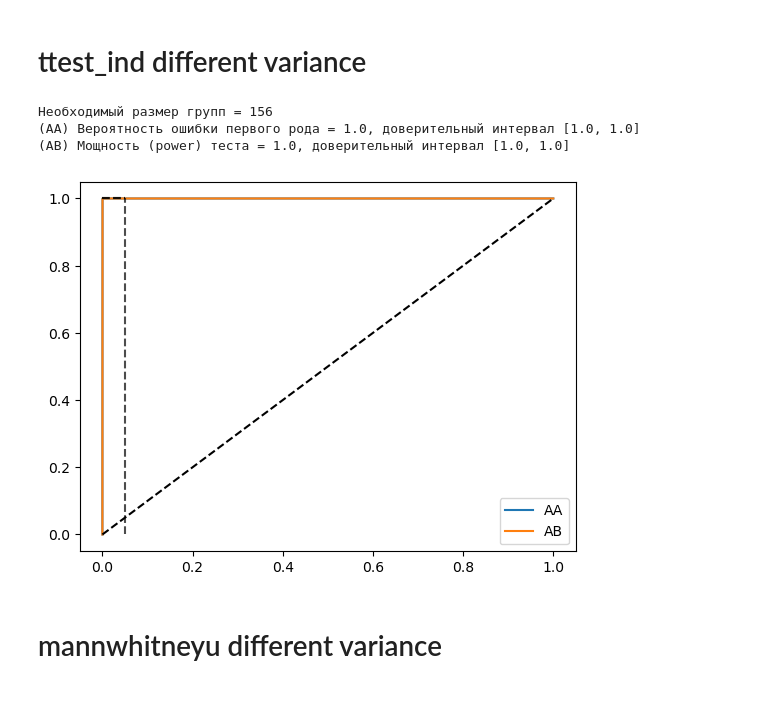
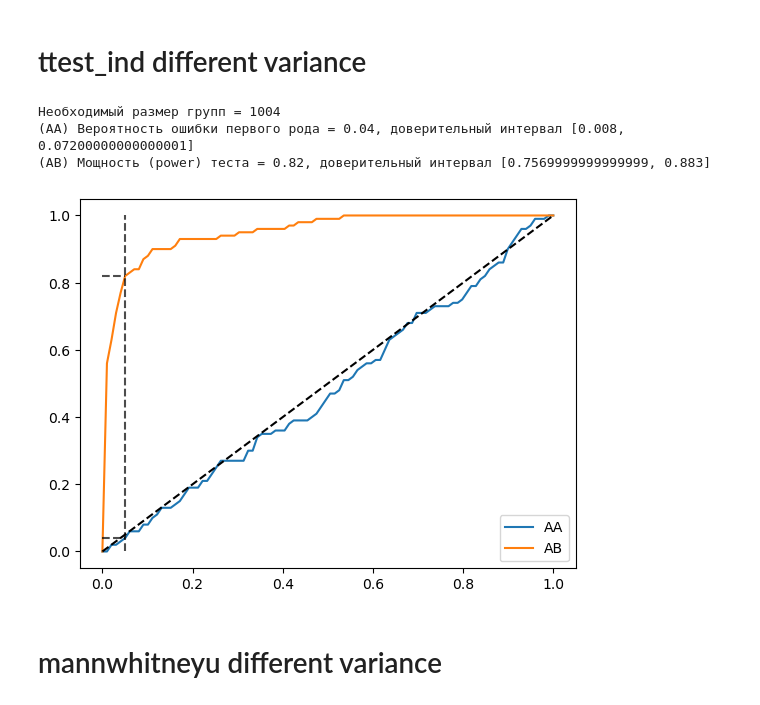
Before and after one commit to dkolesov95/statistical_tests, a Jupyter notebook: statistical_tests.ipynb, the cells around one changed output. Saved outputs shown, nothing was run; the diff lists cells and outputs as text; code cells hidden in the pictures.

```diff
--- a/statistical_tests.ipynb
+++ b/statistical_tests.ipynb
@@ -181,15 +178,5 @@ plot_pvals(pvals_aa, pvals_ab, alpha, n_iters)
 # %% [markdown]
 # ztest
-# %%
-def run_synthetic_experiments(values: pd.DataFrame, sample_size: int,
-                              effect: int=0, n_iters: int=1000) -> list:
-    pvals = []
-    for _ in range(n_iters):
-        a, b = np.random.choice(values, size=(2, sample_size))
-        b += effect
-        _, pval = ztest(a, b)
-        pvals.append(pval)
-    return np.array(pvals)
 # %%
 alpha = 0.05
 beta = 0.2
@@ -243,7 +224,7 @@ plot_pvals(pvals_aa, pvals_ab, alpha, n_iters)
 # %% [markdown]
 # proportions_ztest
 # %%
-def estimate_sample_size(p, effect, alpha, beta):
+def estimate_sample_size_proportions(p, effect, alpha, beta):
     z_alpha = stats.norm.ppf(1 - alpha / 2, loc=0, scale=1)
     z_beta = stats.norm.ppf(1 - beta, loc=0, scale=1)
     var = (p * (1 - p) + (p + effect) * (1 - (p + effect)))
@@ -251,8 +232,8 @@ def estimate_sample_size(p, effect, alpha, beta):
     return sample_size
 
 
-def run_synthetic_experiments(values: pd.DataFrame, sample_size: int,
-                              effect: int=0, n_iters: int=1000) -> list:
+def run_synthetic_experiments_proportions(values: pd.DataFrame, sample_size: int,
+                                        effect: int=0, n_iters: int=1000) -> list:
     pvals = []
     for _ in range(n_iters):
         mean = values.mean()
@@ -301,72 +275,54 @@ plot_pvals(pvals_aa, pvals_ab, alpha, n_iters)
 # %% [markdown]
 # ttest_ind different variance
 # %%
-def run_synthetic_experiments(values: pd.DataFrame, values2: pd.DataFrame, sample_size: int,
-                              effect: int=0, n_iters: int=1000) -> list:
-    pvals = []
-    for _ in range(n_iters):
-        a = np.random.choice(values, size=sample_size)
-        b = np.random.choice(values2, size=sample_size)
-        b += effect
-        _, pval = stats.ttest_ind(a, b)
-        pvals.append(pval)
-    return np.array(pvals)
-
-
 alpha = 0.05
 beta = 0.2
 
 size = 10000
 
-# mu_control = 2500
-# std, std2 = 800, 900
-# effect = 100
-# values = np.random.normal(mu_control, std, size) # выборка с нормального распределения
-# values2 = np.random.normal(mu_control, std2, size) # выборка с нормального распределения
+mu_control = 2500
+std, std2 = 800, 900
+effect = 100
+values = np.random.normal(mu_control, std, size) # выборка с нормального распределения
+values2 = np.random.normal(mu_control, std2, size) # выборка с нормального распределения
 
 # mu_control = 30
 # effect = 1
 # std, std2 = 8, 10
 # values = np.random.lognormal(mu_control, std, size) # выборка с lognormal распределения
 # values2 = np.random.lognormal(mu_control, std2, size) # выборка с lognormal распределения
 # values = np.log(values)
 # values2 = np.log(values2)
 
-k = 10
-o, o2 = 1, 2
-mu_control = k * o
-effect = 1
-std = np.sqrt(k * o**2)
-values = np.random.gamma(k, o, size) # выборка с gamma распределения
-values2 = np.random.gamma(k, o2, size) # выборка с gamma распределения
+# k = 10
+# o, o2 = 1, 2
+# mu_control = k * o
+# effect = 1
+# std = np.sqrt(k * o**2)
+# values = np.random.gamma(k, o, size) # выборка с gamma распределения
+# values2 = np.random.gamma(k, o2, size) # выборка с gamma распределения
 
 # mu_control = 10
 # effect = 1
 # std = np.sqrt(mu_control)
 # values = np.random.poisson(mu_control, size) # выборка с poisson распределения
 # values2 = np.random.poisson(mu_control, size) # выборка с poisson распределения
 
 
-estimate_std = np.std(values)
 sample_size = estimate_sample_size(effect, std, alpha, beta)
-
 print(f'Необходимый размер групп = {sample_size}')
 
-
-n_iters = 10000
-pvals_aa = run_synthetic_experiments(values, values2, sample_size, effect=0, n_iters=n_iters)
-pvals_ab = run_synthetic_experiments(values, values2, sample_size, effect=effect, n_iters=n_iters)
-
+n_iters = 100
+pvals_aa = run_synthetic_experiments(values, sample_size, effect=0, n_iters=n_iters, std='diff', values2=values2)
+pvals_ab = run_synthetic_experiments(values, sample_size, effect=effect, n_iters=n_iters, std='diff', values2=values2)
 
 print_estimate_errors(pvals_aa, pvals_ab, alpha)
-
-
 plot_pvals(pvals_aa, pvals_ab, alpha, n_iters)
 # %% [output]
-Необходимый размер групп = 156
-(AA) Вероятность ошибки первого рода = 1.0, доверительный интервал [1.0, 1.0]
-(AB) Мощность (power) теста = 1.0, доверительный интервал [1.0, 1.0]
+Необходимый размер групп = 1004
+(AA) Вероятность ошибки первого рода = 0.04, доверительный интервал [0.008, 0.07200000000000001]
+(AB) Мощность (power) теста = 0.82, доверительный интервал [0.7569999999999999, 0.883]
-[figure, old version]
+[figure, new version]
 # %% [markdown]
 # mannwhitneyu different variance
 # %%
```
Also changed, not shown: parts of 10 cells of this notebook.
